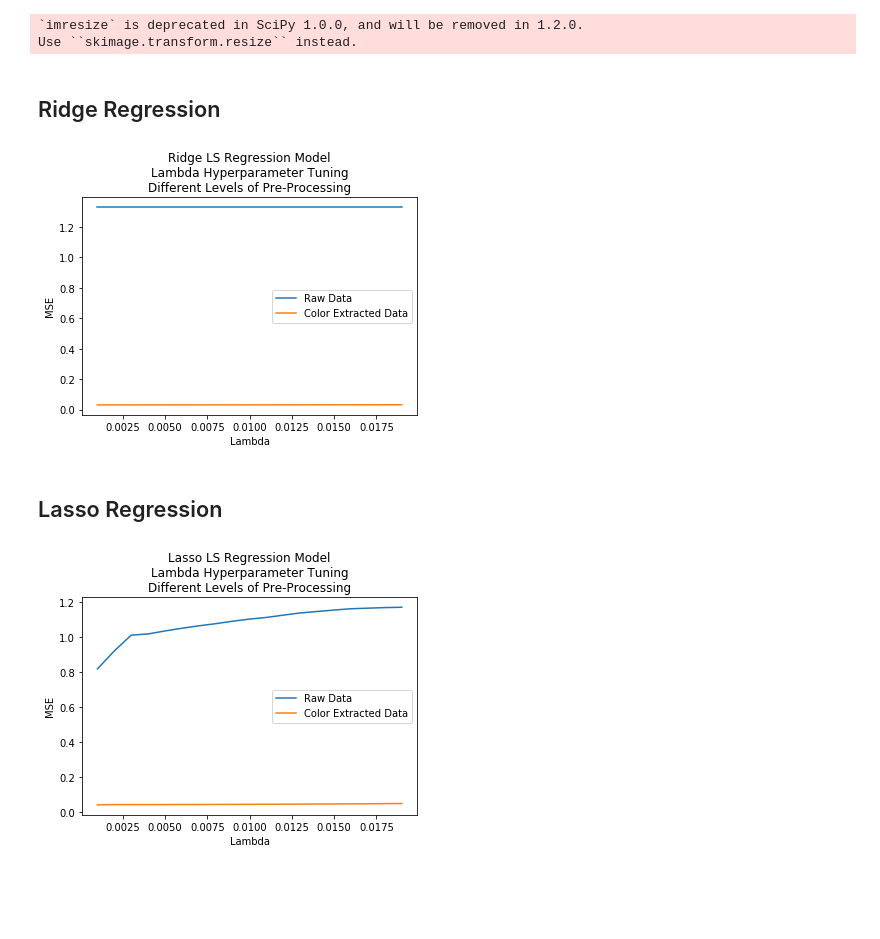
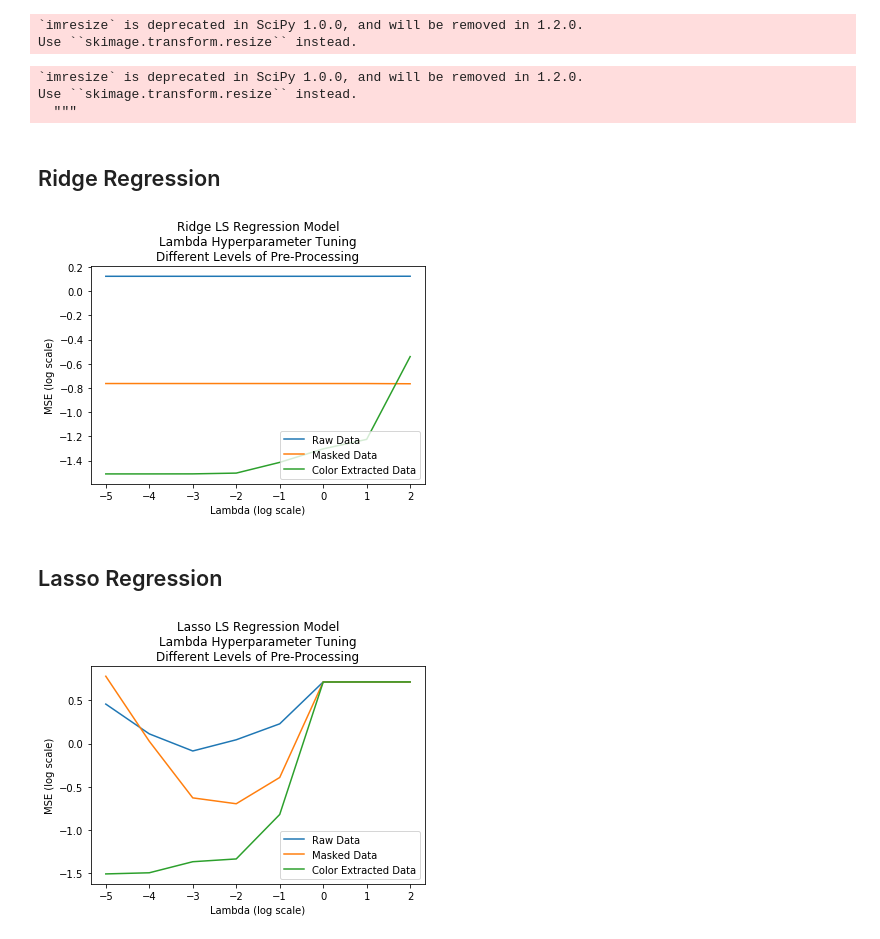
Before and after one commit to mattsit/ph-machine-learning, a Jupyter notebook: ridge_on_different_amounts_of_preprocessing/DifferentPreProcessing.ipynb, the cells around one changed output. Drawn from its saved outputs; the diff is of its cells as text; code cells hidden in the pictures; blank space fills up the shorter version.

```diff
--- a/ridge_on_different_amounts_of_preprocessing/DifferentPreProcessing.ipynb
+++ b/ridge_on_different_amounts_of_preprocessing/DifferentPreProcessing.ipynb
@@ -35,17 +35,26 @@ raw_Y = raw_YScaler.fit_transform(raw_Y)
 `imresize` is deprecated in SciPy 1.0.0, and will be removed in 1.2.0.
 Use ``skimage.transform.resize`` instead.
 # %%
-# PROBLEM: masked images are not all the same size...
 # Masked Data
-#masked_X = []
-#masked_Y = []
-#for img_path in glob.glob('../masked_data/*.jpg'):
-#    masked_X.append(cv2.imread(img_path))
-#    y = img_path[-11:-7].replace('p', '.')
-#    masked_Y.append(y)
-#    print(cv2.imread(img_path).shape)
-#masked_X = np.asarray(masked_X)
-#masked_Y = np.array(masked_Y).astype('float')[:, np.newaxis] # makes shape (90, 1)
+masked_X = []
+masked_Y = []
+for img_path in glob.glob('../masked_data/*.jpg'):
+    masked_X.append(scipy.misc.imresize(cv2.imread(img_path),[333, 250, 3]))
+    y = img_path[-11:-7].replace('p', '.')
+    masked_Y.append(y)
+masked_X = np.asarray(masked_X)
+masked_X.shape = [masked_X.shape[0], masked_X.shape[1]*masked_X.shape[2]*masked_X.shape[3]]
+masked_Y = np.array(masked_Y).astype('float')[:, np.newaxis] # makes shape (90, 1)
+
+masked_XScaler = StandardScaler()
+masked_YScaler = StandardScaler()
+
+masked_X = masked_XScaler.fit_transform(masked_X)
+masked_Y = masked_YScaler.fit_transform(masked_Y)
+# %% [output]
+`imresize` is deprecated in SciPy 1.0.0, and will be removed in 1.2.0.
+Use ``skimage.transform.resize`` instead.
+  """
 # %%
 # Color Extracted Data
 color_extracted_X = np.load("../data_matrices/X.npy")
@@ -59,34 +68,34 @@ color_extracted_Y = color_extracted_YScaler.fit_transform(color_extracted_Y)
 # %% [markdown]
 ## Ridge Regression
 # %%
-for X, Y, YScaler in [[raw_X, raw_Y, raw_YScaler], [color_extracted_X, color_extracted_Y, color_extracted_YScaler]]:
+for X, Y, YScaler in [[raw_X, raw_Y, raw_YScaler], [masked_X, masked_Y, masked_YScaler], [color_extracted_X, color_extracted_Y, color_extracted_YScaler]]:
     test_errors = []
-    lmdas = np.arange(0.001,.02,.001)
+    lmdas = [1e-5, 1e-4, 1e-3, 1e-2, 1e-1, 1, 1e1, 1e2]
     for l in lmdas:
         ridge_m = RidgeLSRegressionModel(l)
         test_errors += [computeTestError(ridge_m, X, Y, YScaler)]
-    plt.plot(lmdas, test_errors)
-plt.legend(['Raw Data', 'Color Extracted Data'])
-plt.xlabel('Lambda')
-plt.ylabel('MSE')
+    plt.plot(np.log10(lmdas), np.log10(test_errors))
+plt.legend(['Raw Data', 'Masked Data', 'Color Extracted Data'])
+plt.xlabel('Lambda (log scale)')
+plt.ylabel('MSE (log scale)')
 plt.title('Ridge LS Regression Model\nLambda Hyperparameter Tuning\nDifferent Levels of Pre-Processing')
 plt.show()
 # %% [output]
-[figure, old version]
+[figure, new version]
 # %% [markdown]
 ## Lasso Regression
 # %%
-for X, Y, YScaler in [[raw_X, raw_Y, raw_YScaler], [color_extracted_X, color_extracted_Y, color_extracted_YScaler]]:
+for X, Y, YScaler in [[raw_X, raw_Y, raw_YScaler], [masked_X, masked_Y, masked_YScaler], [color_extracted_X, color_extracted_Y, color_extracted_YScaler]]:
     test_errors = []
-    lmdas = np.arange(0.001,.02,.001)
+    lmdas = [1e-5, 1e-4, 1e-3, 1e-2, 1e-1, 1, 1e1, 1e2]
     for l in lmdas:
         lasso_m = LassoLSRegressionModel(l)
         test_errors += [computeTestError(lasso_m, X, Y, YScaler)]
-    plt.plot(lmdas, test_errors)
-plt.legend(['Raw Data', 'Color Extracted Data'])
-plt.xlabel('Lambda')
-plt.ylabel('MSE')
+    plt.plot(np.log10(lmdas), np.log10(test_errors))
+plt.legend(['Raw Data', 'Masked Data', 'Color Extracted Data'])
+plt.xlabel('Lambda (log scale)')
+plt.ylabel('MSE (log scale)')
 plt.title('Lasso LS Regression Model\nLambda Hyperparameter Tuning\nDifferent Levels of Pre-Processing')
 plt.show()
 # %% [output]
-[figure, old version]
+[figure, new version]
```
Also changed, not shown: 2 other files.
